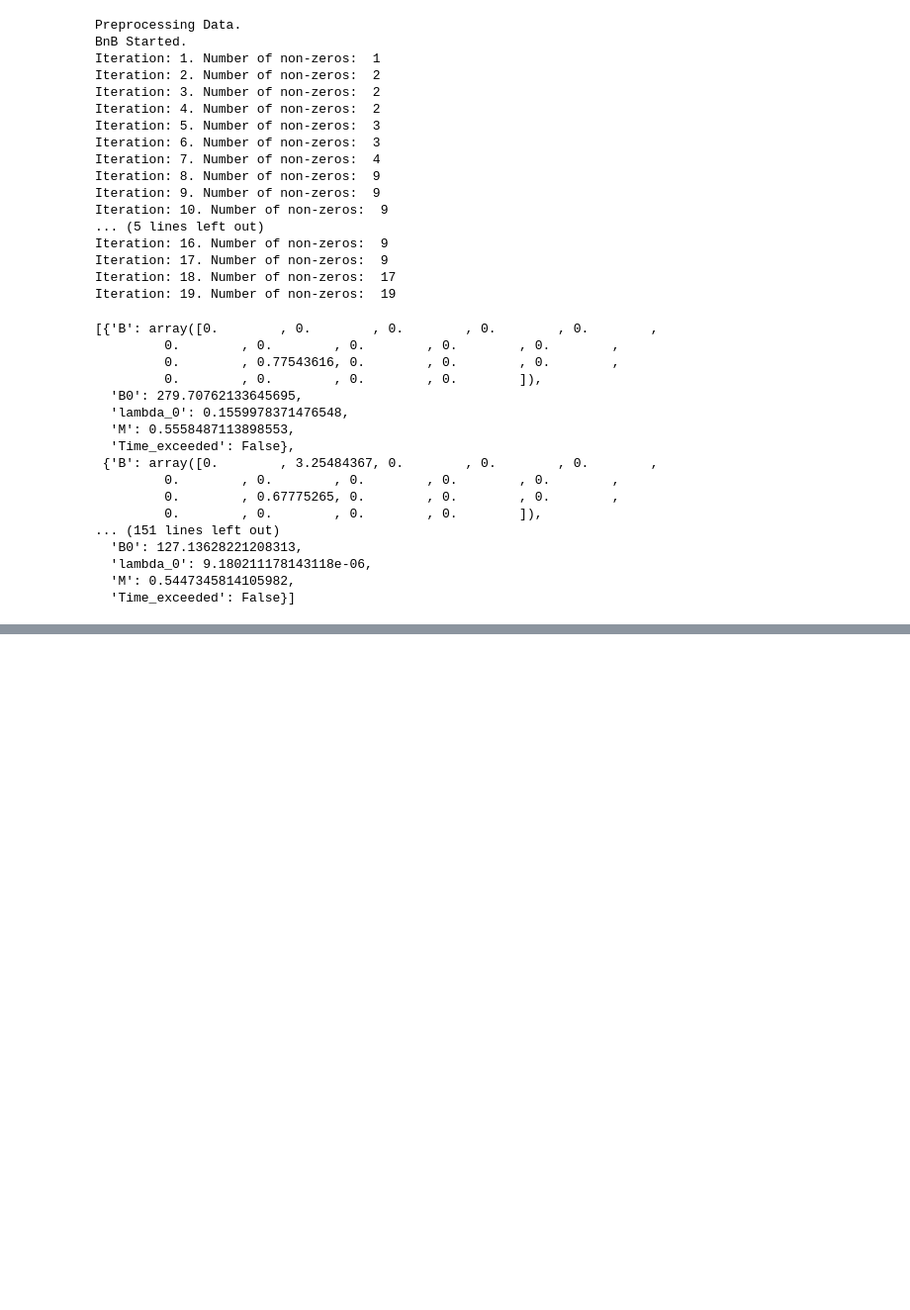
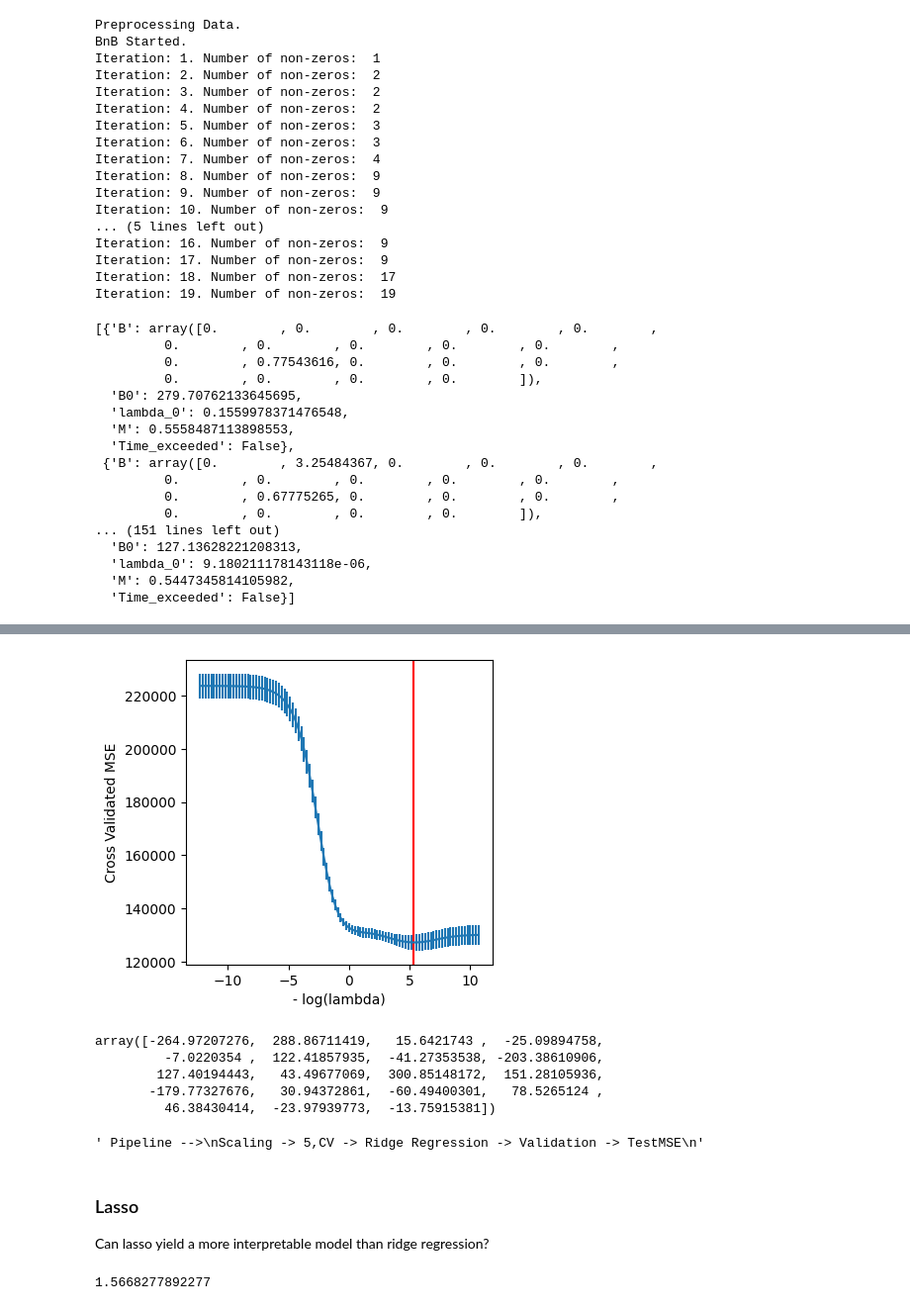
Before and after one commit to kkkamur07/ISL-Learning, a Jupyter notebook: Regularization/regularization-lab.ipynb, the cells around one changed output, grey strips where cells are left out. Shown at 99% size. Cells and saved outputs as stored; diff of their text form; code cells hidden in the pictures; blank space fills up the shorter version.

Commit message:
Lab-LassoRegressionDone
Done the lab till lasso regression. Need to move more quickly

```diff
--- a/Regularization/regularization-lab.ipynb
+++ b/Regularization/regularization-lab.ipynb
@@ -205,0 +307,55 @@ Iteration: 19. Number of non-zeros:  19
+# %%
+ridgeCV = skl.ElasticNetCV(l1_ratio = 0.0, alphas = lambdas, cv = kfold)
+pipeCV = Pipeline([("scaler", scaler), ("ridge", ridgeCV)])
+pipeCV.fit(x,y)
+
+tuned_ridge = pipeCV.named_steps["ridge"]
+
+r2_fig, ax = subplots(figsize = (4,4))
+ax.errorbar(-np.log(lambdas), tuned_ridge.mse_path_.mean(1), yerr =  tuned_ridge.mse_path_.std(1) / np.sqrt(5))
+ax.axvline(-np.log(tuned_ridge.alpha_), c = "r")
+ax.set_xlabel("- log(lambda)")
+ax.set_ylabel("Cross Validated MSE")
+plt.show()
+# %% [output]
+[figure, added]
+# %%
+# What is the \lambda value for min MSE
+np.min(tuned_ridge.mse_path_.mean(1)), tuned_ridge.alpha_
+
+# Getting the coefficients -> None of are zero.
+tuned_ridge.coef_
+# %% [output]
+array([-264.97207276,  288.86711419,   15.6421743 ,  -25.09894758,
+         -7.0220354 ,  122.41857935,  -41.27353538, -203.38610906,
+        127.40194443,   43.49677069,  300.85148172,  151.28105936,
+       -179.77327676,   30.94372861,  -60.49400301,   78.5265124 ,
+         46.38430414,  -23.97939773,  -13.75915381])
+# %%
+# Nested CV
+outer_valid = skm.ShuffleSplit(1, test_size = 0.25  , random_state = 0)
+inner_cv = skm.KFold(5, shuffle = True, random_state = 0)
+ridgeCV = skl.ElasticNetCV(l1_ratio = 0.0, alphas = lambdas, cv = inner_cv)
+pipeCV = Pipeline([("scaler", scaler), ("ridge", ridgeCV)])
+results = skm.cross_validate(pipeCV, x, y, scoring = "neg_mean_squared_error", cv = outer_valid)
+results["test_score"]
+
+""" Pipeline -->
+Scaling -> 5,CV -> Ridge Regression -> Validation -> TestMSE
+"""
+# %% [output]
+' Pipeline -->\nScaling -> 5,CV -> Ridge Regression -> Validation -> TestMSE\n'
+# %% [markdown]
+### Lasso
+
+Can lasso yield a more interpretable model than ridge regression?
+# %%
+# Lasso
+lassoCV = skl.ElasticNetCV(l1_ratio = 1.0, alphas = lambdas, cv = kfold)
+pipeCV = Pipeline([("scaler", scaler), ("lasso", lassoCV)])
+pipeCV.fit(x,y)
+
+tuned_lasso = pipeCV.named_steps["lasso"]
+tuned_lasso.alpha_
+# %% [output]
+1.5668277892277
```
Also changed, not shown: parts of 16 cells of this notebook, 1 other file.
